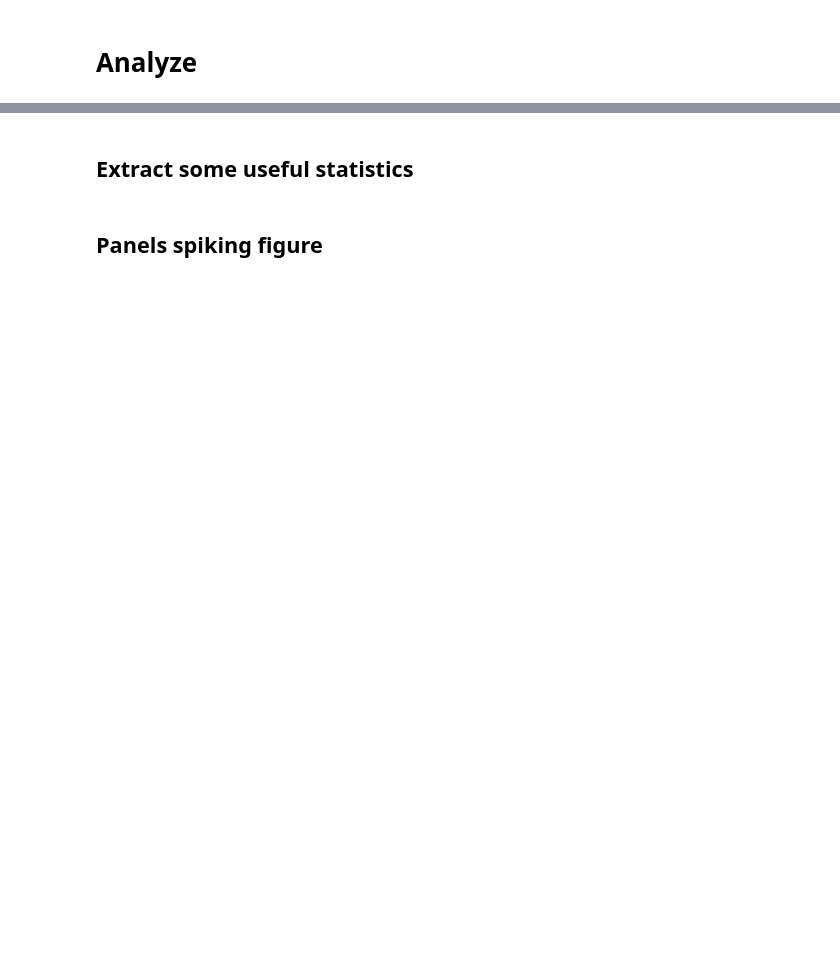
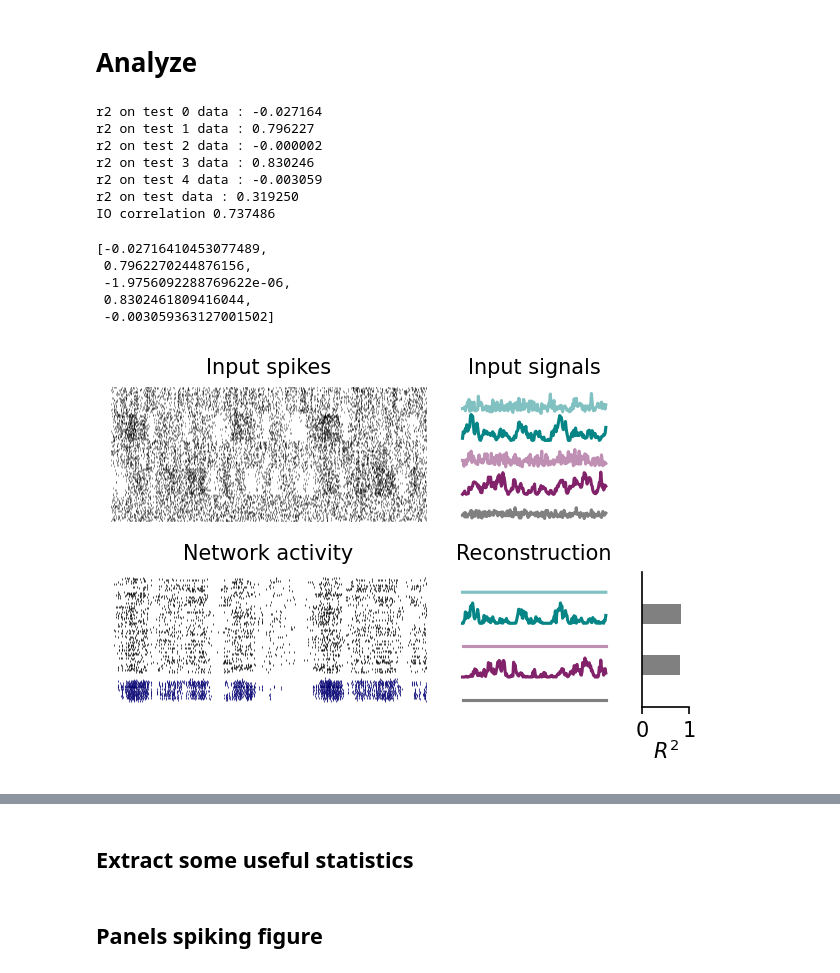
Before and after one commit to tkqtang/sim_lpl_py, a Jupyter notebook: analyze_result.ipynb, the cells around one changed output, grey strips where cells are left out. Cells and saved outputs as stored; diff of their text form; code cells hidden in the pictures; blank space fills up the shorter version.

```diff
--- a/analyze_result.ipynb
+++ b/analyze_result.ipynb
@@ -260,25 +260,39 @@ def analyze(input_spikes, exc_spikes, inh_spikes, outputdir, runid, nb_inputs=50
 # Analyze
 # %%
 # LPL
-filename_lpl = "_50000s_LPL"
-out_lpl = utils.load_from_file("outs/out" + filename_lpl)
-weight_lpl =  utils.load_from_file("outs/weight" + filename_lpl)
+filename_lpl = "50000s_LPL"
+out_lpl = utils.load_from_file("outs/out_" + filename_lpl)
+weight_lpl =  utils.load_from_file("outs/weight_" + filename_lpl)
 
 input_spikes_lpl = out_lpl["input"]
 input_spikes_lpl = torch.stack(input_spikes_lpl, dim=0)
 input_spikes_lpl = input_spikes_lpl.reshape(input_spikes_lpl.shape[0], input_spikes_lpl.shape[2])
 
 exc_spikes_lpl = out_lpl["exc"]
 exc_spikes_lpl = torch.stack(exc_spikes_lpl, dim=0)
 exc_spikes_lpl = exc_spikes_lpl.reshape(exc_spikes_lpl.shape[0], exc_spikes_lpl.shape[2])
 
 inh_spikes_lpl = out_lpl["inh"]
 inh_spikes_lpl = torch.stack(inh_spikes_lpl, dim=0)
 inh_spikes_lpl = inh_spikes_lpl.reshape(inh_spikes_lpl.shape[0], inh_spikes_lpl.shape[2])
 
 wmat_lpl = weight_lpl["LPLCon"]
 wmat_lpl = wmat_lpl[0].T.numpy()
 
 analyze(input_spikes_lpl, exc_spikes_lpl, inh_spikes_lpl, outputdir=output_path, runid=filename_lpl)
+# %% [output]
+r2 on test 0 data : -0.027164
+r2 on test 1 data : 0.796227
+r2 on test 2 data : -0.000002
+r2 on test 3 data : 0.830246
+r2 on test 4 data : -0.003059
+r2 on test data : 0.319250
+IO correlation 0.737486
+[-0.02716410453077489,
+ 0.7962270244876156,
+ -1.9756092288769622e-06,
+ 0.8302461809416044,
+ -0.003059363127001502]
+[figure, added]
 # %%
 # pred off
```
Also changed, not shown: parts of 29 cells of this notebook, 1 other file.
